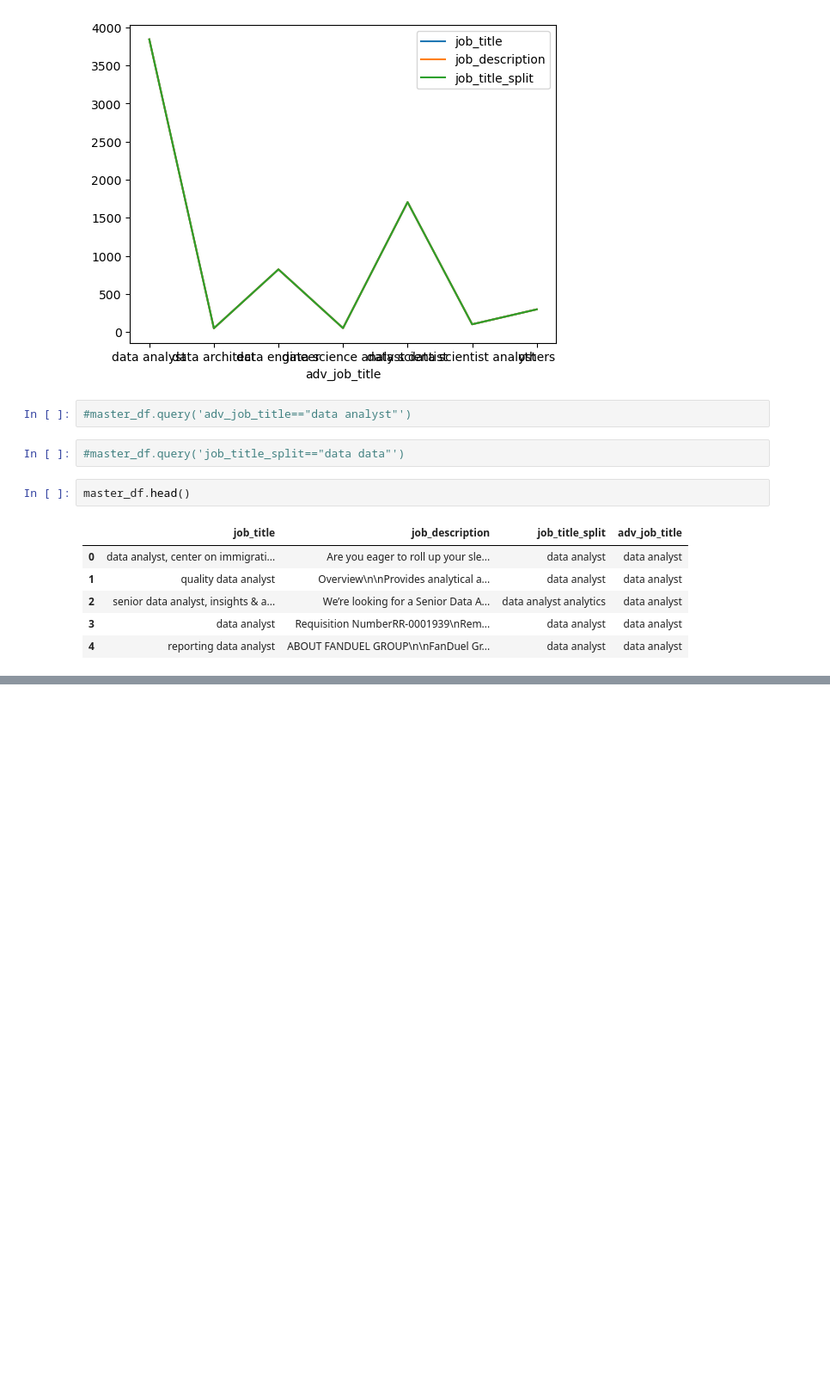
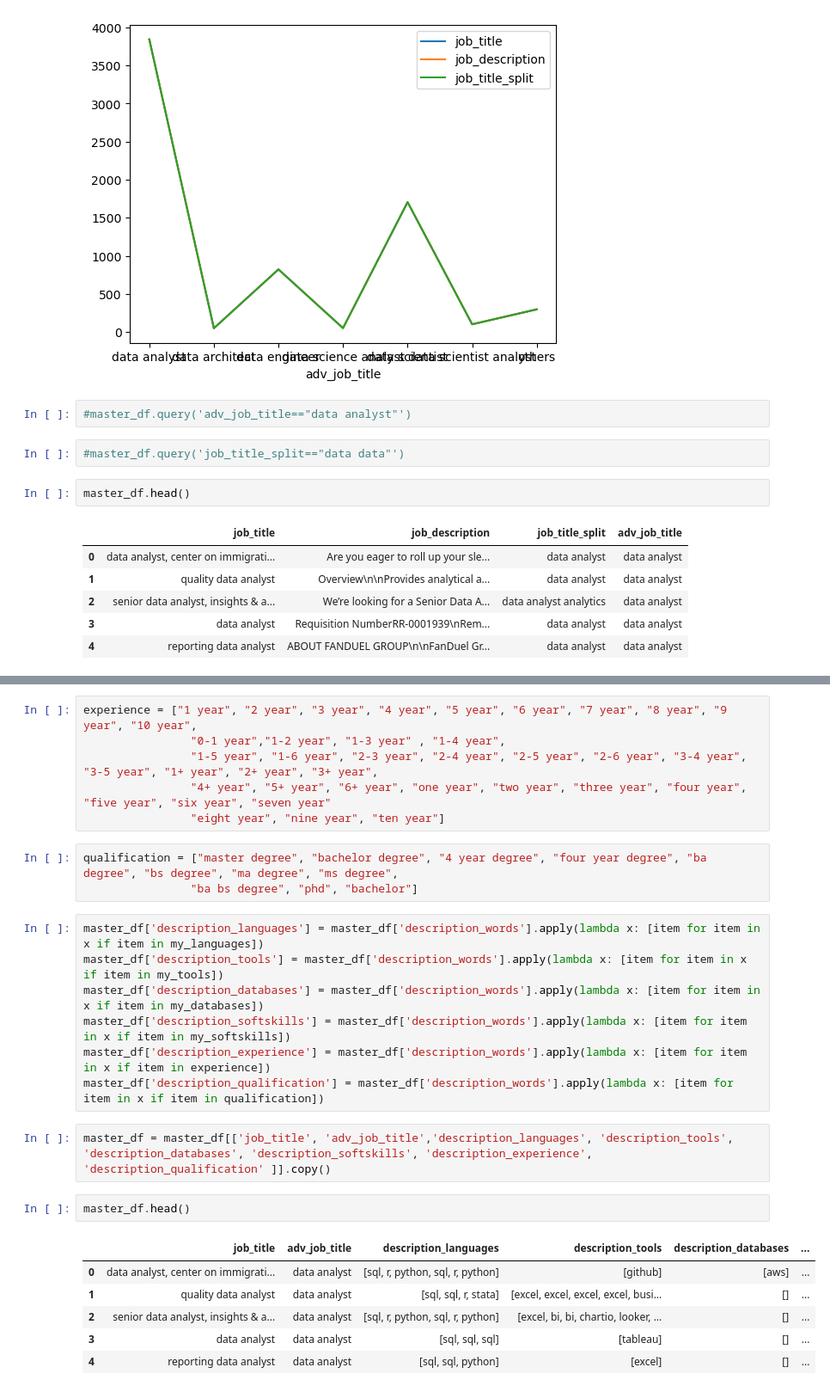
Before and after one commit to Nuel-EN/Capstone-Project-, a Jupyter notebook: Nuel-NB2.ipynb, the cells around one changed output, grey strips where cells are left out. Shown at 86% size. Drawn from its saved outputs; the diff is of its cells as text; blank space fills up the shorter version.

```diff
--- a/Nuel-NB2.ipynb
+++ b/Nuel-NB2.ipynb
@@ -362,0 +532,27 @@ master_df.head()
+# %%
+experience = ["1 year", "2 year", "3 year", "4 year", "5 year", "6 year", "7 year", "8 year", "9 year", "10 year",
+                "0-1 year","1-2 year", "1-3 year" , "1-4 year",
+                "1-5 year", "1-6 year", "2-3 year", "2-4 year", "2-5 year", "2-6 year", "3-4 year", "3-5 year", "1+ year", "2+ year", "3+ year",
+                "4+ year", "5+ year", "6+ year", "one year", "two year", "three year", "four year", "five year", "six year", "seven year"
+                "eight year", "nine year", "ten year"]
+# %%
+qualification = ["master degree", "bachelor degree", "4 year degree", "four year degree", "ba degree", "bs degree", "ma degree", "ms degree",
+                "ba bs degree", "phd", "bachelor"]
+# %%
+master_df['description_languages'] = master_df['description_words'].apply(lambda x: [item for item in x if item in my_languages])
+master_df['description_tools'] = master_df['description_words'].apply(lambda x: [item for item in x if item in my_tools])
+master_df['description_databases'] = master_df['description_words'].apply(lambda x: [item for item in x if item in my_databases])
+master_df['description_softskills'] = master_df['description_words'].apply(lambda x: [item for item in x if item in my_softskills])
+master_df['description_experience'] = master_df['description_words'].apply(lambda x: [item for item in x if item in experience])
+master_df['description_qualification'] = master_df['description_words'].apply(lambda x: [item for item in x if item in qualification])
+# %%
+master_df = master_df[['job_title', 'adv_job_title','description_languages', 'description_tools', 'description_databases', 'description_softskills', 'description_experience', 'description_qualification' ]].copy()
+# %%
+master_df.head()
+# %% [output]
+|  | job_title | adv_job_title | description_languages | description_tools | description_databases | ... |
+| 0 | data analyst, center on immigrati... | data analyst | [sql, r, python, sql, r, python] | [github] | [aws] | ... |
+| 1 | quality data analyst | data analyst | [sql, sql, r, stata] | [excel, excel, excel, excel, busi... | [] | ... |
+| 2 | senior data analyst, insights & a... | data analyst | [sql, r, python, sql, r, python] | [excel, bi, bi, chartio, looker, ... | [] | ... |
+| 3 | data analyst | data analyst | [sql, sql, sql] | [tableau] | [] | ... |
+| 4 | reporting data analyst | data analyst | [sql, sql, python] | [excel] | [] | ... |
```
Also changed, not shown: parts of 23 cells of this notebook.
